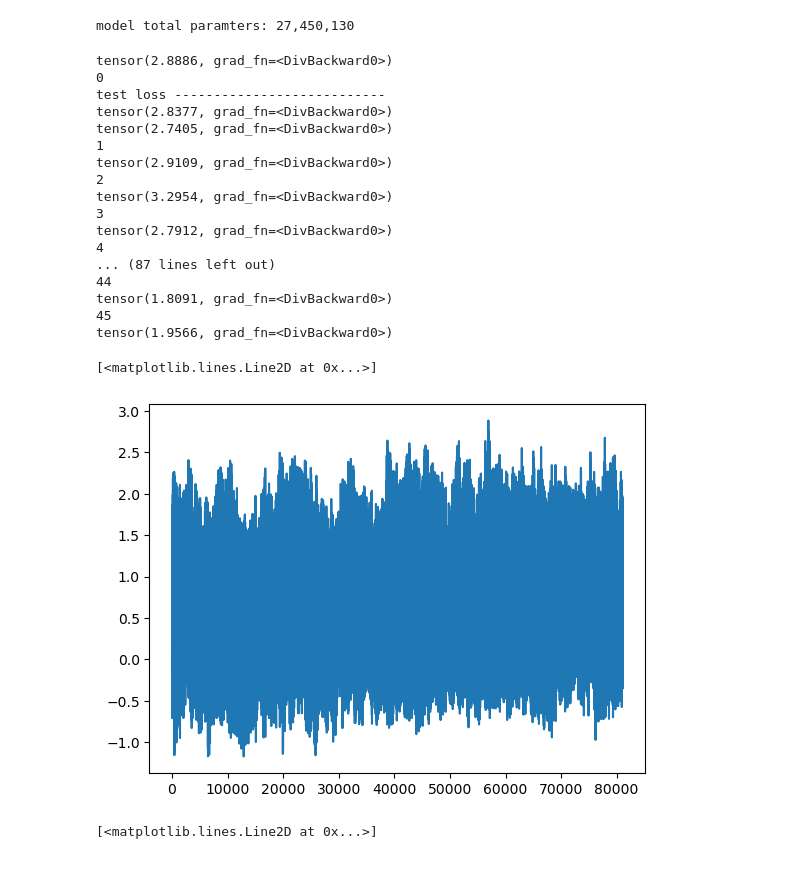
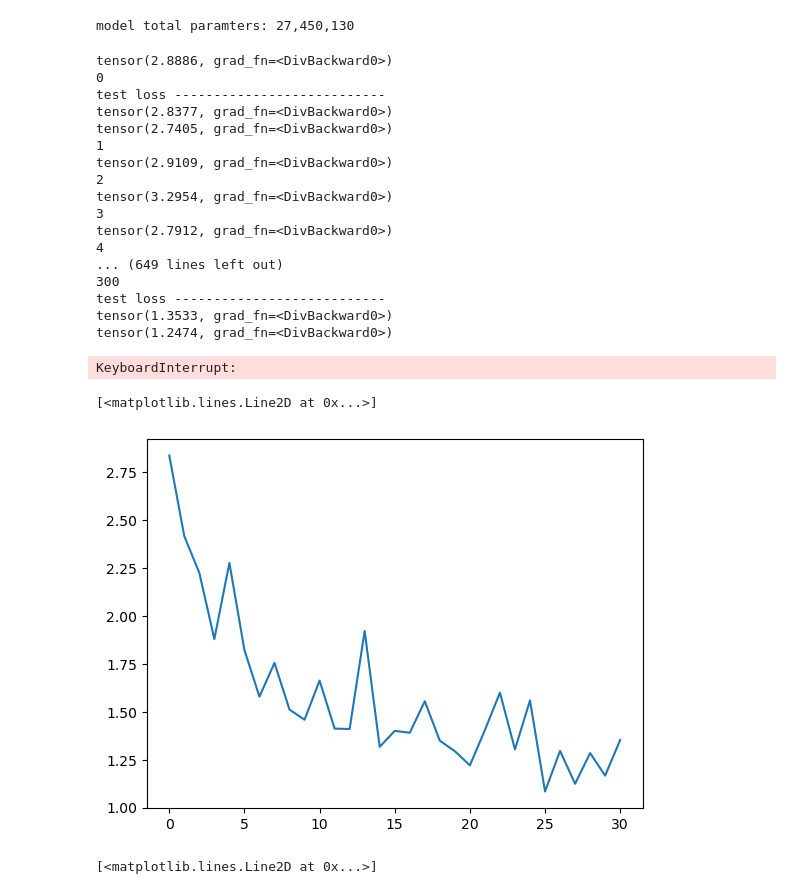
Before and after one commit to Shaunakm07/fmri_data_aggregation, a Jupyter notebook: run_mae.ipynb, the cells around one changed output. Saved outputs shown, nothing was run; the diff lists cells and outputs as text; code cells hidden in the pictures.

```diff
--- a/run_mae.ipynb
+++ b/run_mae.ipynb
@@ -34,7 +34,7 @@ class train_fmri_dataset(Dataset):
         data = np.nan_to_num(data)
         return torch.tensor(data,  dtype=torch.float32).unsqueeze(0)
 # %%
-model = MAEforFMRI(num_voxels=81126, patch_size=18, embed_dim=384, in_chans=1, depth=12, num_heads=16, decoder_embed_dim=256, decoder_depth=4, decoder_num_heads=4).to("cpu")
+model = MAEforFMRI(num_voxels=81126, patch_size=18, embed_dim=1024, in_chans=1, depth=24, num_heads=16, decoder_embed_dim=512, decoder_depth=8, decoder_num_heads=16).to("cpu")
 dataset = train_fmri_dataset()
 test_data = test_fmri_dataset()
 train_dataloader = DataLoader(dataset, batch_size=8, shuffle=True)
@@ -46,7 +46,7 @@ model total paramters: 27,450,130
 # %%
 torch.set_default_dtype(torch.float32)
 losses = []
-optimiser = torch.optim.Adam(model.parameters(), 1e-6)
+optimiser = torch.optim.Adam(model.parameters(), 1e-7)
 # %%
 steps = 0
 for epoch in range(1):
@@ -80,17 +80,17 @@ tensor(3.2954, grad_fn=<DivBackward0>)
 3
 tensor(2.7912, grad_fn=<DivBackward0>)
 4
-... (87 lines left out)
-44
-tensor(1.8091, grad_fn=<DivBackward0>)
-45
-tensor(1.9566, grad_fn=<DivBackward0>)
+... (649 lines left out)
+300
+test loss ---------------------------
+tensor(1.3533, grad_fn=<DivBackward0>)
+tensor(1.2474, grad_fn=<DivBackward0>)
+KeyboardInterrupt:
-# %%
-x = np.arange(pred.reshape(-1).shape[0])
-plt.plot(x, pred.reshape(-1).detach().cpu().numpy())
-# %% [output]
-[<matplotlib.lines.Line2D at 0x...>]
-[figure, removed]
+# %%
+plt.plot(losses)
+# %% [output]
+[<matplotlib.lines.Line2D at 0x...>]
+[figure, added]
 # %%
 data = data.reshape(-1)
 plt.plot(x, data.cpu())
```
Also changed, not shown: parts of 2 cells of this notebook, 1 other file.
